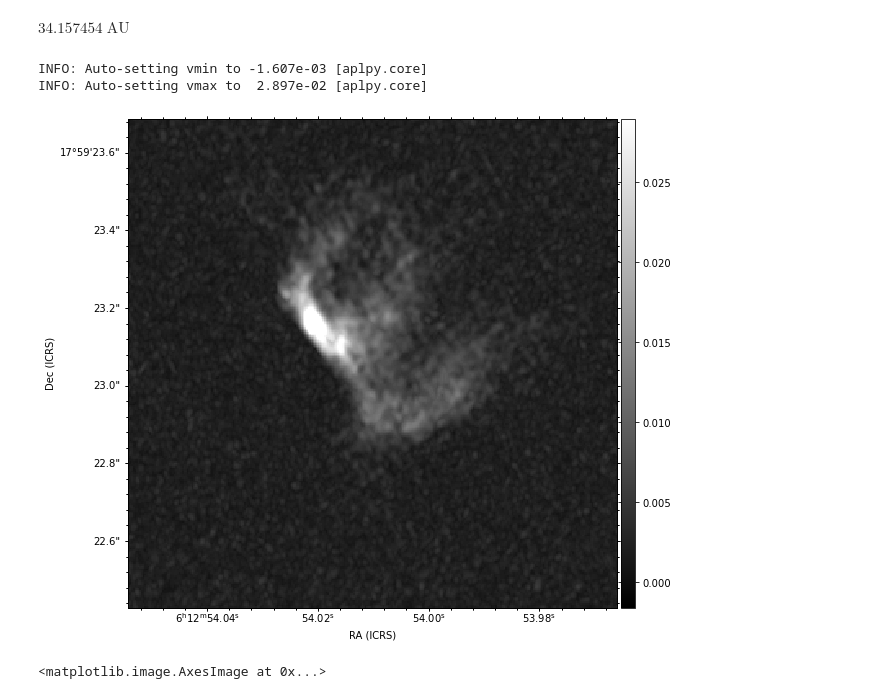
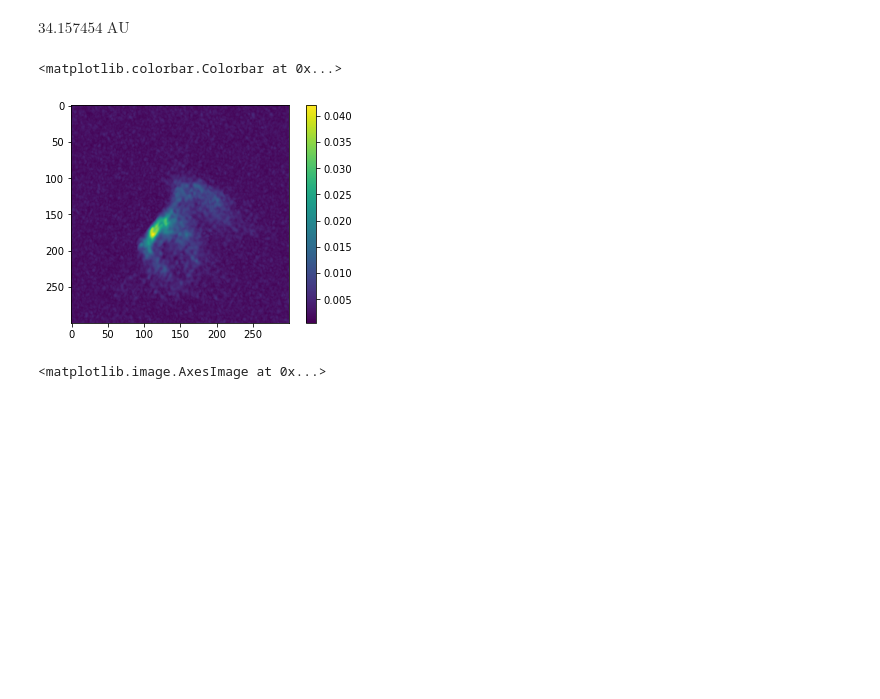
Before and after one commit to keflavich/saltmining, a Jupyter notebook: notebooks/S255IRSaltSearch.ipynb, the cells around one changed output. Cells and saved outputs as stored; diff of their text form; code cells hidden in the pictures; blank space fills up the shorter version.

```diff
--- a/notebooks/S255IRSaltSearch.ipynb
+++ b/notebooks/S255IRSaltSearch.ipynb
@@ -214,11 +214,11 @@ $34.157454 \; \mathrm{AU}$
 ch3oh_mx = ch3ohcube.max(axis=0)
 ch3ohmsk = ch3oh_mx > 0.006*ch3ohcube.unit
 # %%
-ch3oh_mx.quicklook()
+ch3oh_mx.quicklook(use_aplpy=False)
+pl.colorbar()
 # %% [output]
-INFO: Auto-setting vmin to -1.607e-03 [aplpy.core]
-INFO: Auto-setting vmax to  2.897e-02 [aplpy.core]
+<matplotlib.colorbar.Colorbar at 0x...>
-[figure, old version]
+[figure, new version]
 # %%
 pl.imshow(ch3ohmsk)
 # %% [output]
```
Also changed, not shown: parts of 19 cells of this notebook, 17 other files.
